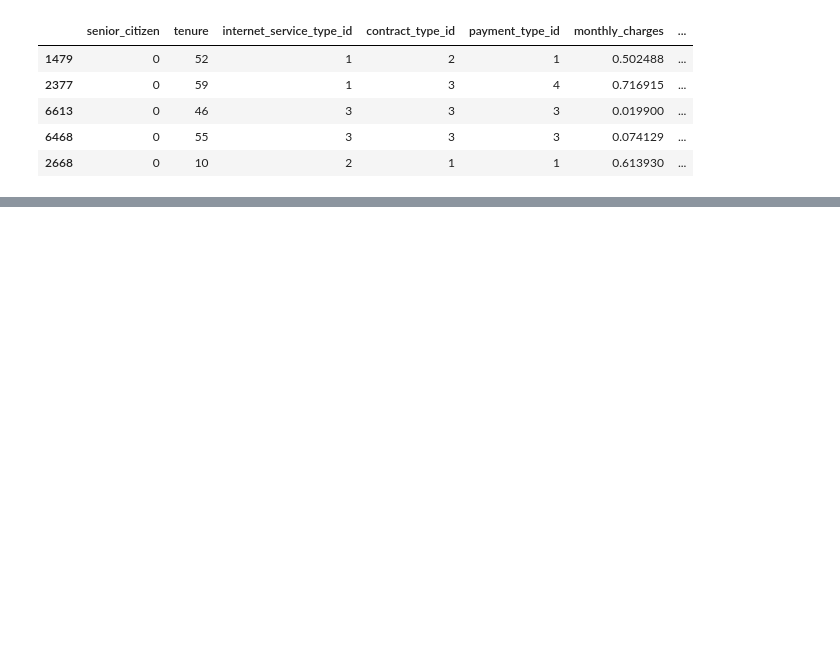
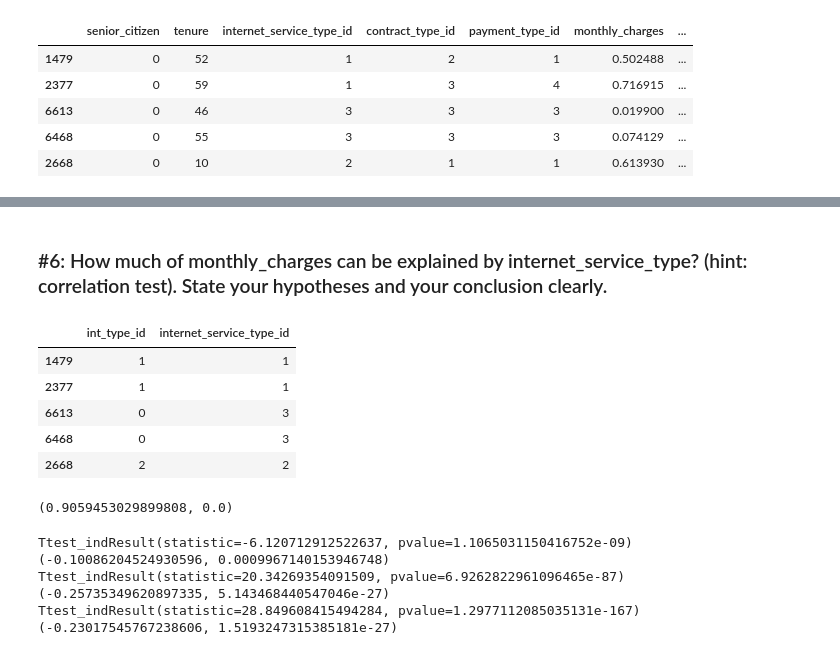
Before and after one commit to classification-orion-matthew/classification_orion_matthew, a Jupyter notebook: Project_Draft_msc.ipynb, the cells around one changed output, grey strips where cells are left out. Drawn from its saved outputs; the diff is of its cells as text; code cells hidden in the pictures; blank space fills up the shorter version.

```diff
--- a/Project_Draft_msc.ipynb
+++ b/Project_Draft_msc.ipynb
@@ -224,0 +155,17 @@ train.head()
+# %% [markdown]
+### #6: How much of monthly_charges can be explained by internet_service_type? (hint: correlation test). State your hypotheses and your conclusion clearly.
+# %%
+train['int_type_id'] = train['internet_service_type_id'].replace({3: 0, 2: 2, 1: 1})
+# %%
+train[['int_type_id', 'internet_service_type_id']].head()
+# %% [output]
+|  | int_type_id | internet_service_type_id |
+| 1479 | 1 | 1 |
+| 2377 | 1 | 1 |
+| 6613 | 0 | 3 |
+| 6468 | 0 | 3 |
+| 2668 | 2 | 2 |
+# %%
+pearsonr(train.int_type_id, train.monthly_charges)
+# %% [output]
+(0.9059453029899808, 0.0)
@@ -224,0 +176,11 @@ train.head()
+# %%
+for i in (no_int, dsl_int, fbr_int):
+    print(ttest(i.monthly_charges, i.churn))
+    print(pearsonr(i.monthly_charges, i.churn))
+# %% [output]
+Ttest_indResult(statistic=-6.120712912522637, pvalue=1.1065031150416752e-09)
+(-0.10086204524930596, 0.0009967140153946748)
+Ttest_indResult(statistic=20.34269354091509, pvalue=6.9262822961096465e-87)
+(-0.25735349620897335, 5.143468440547046e-27)
+Ttest_indResult(statistic=28.849608415494284, pvalue=1.2977112085035131e-167)
+(-0.23017545767238606, 1.5193247315385181e-27)
```
Also changed, not shown: parts of 19 cells of this notebook, 1 other file.
